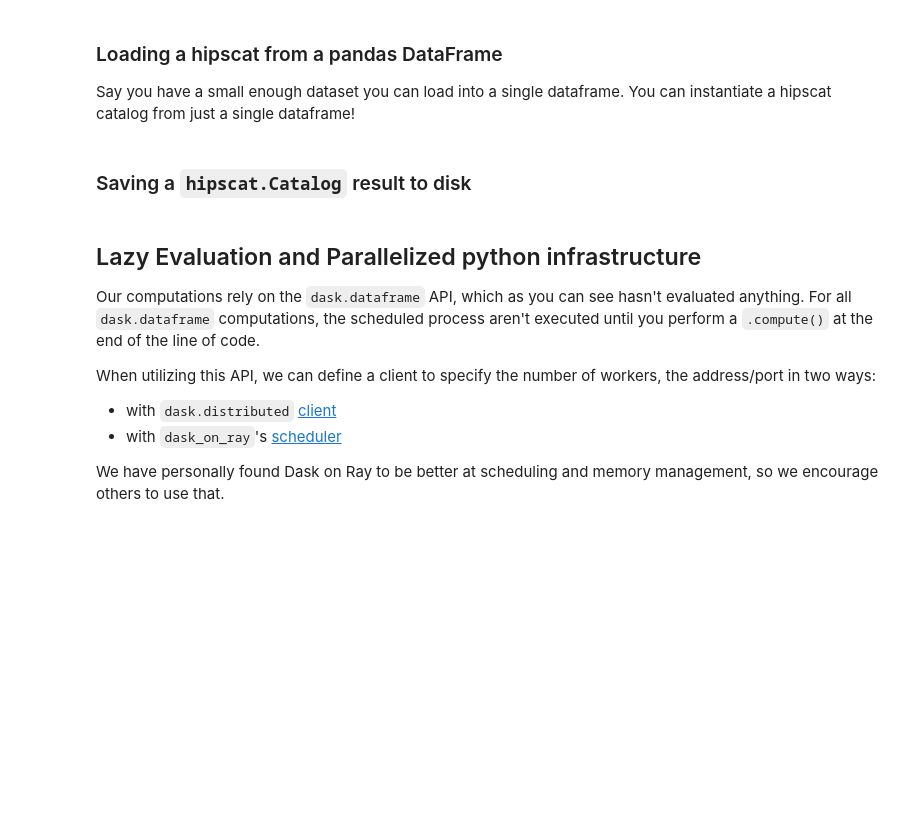
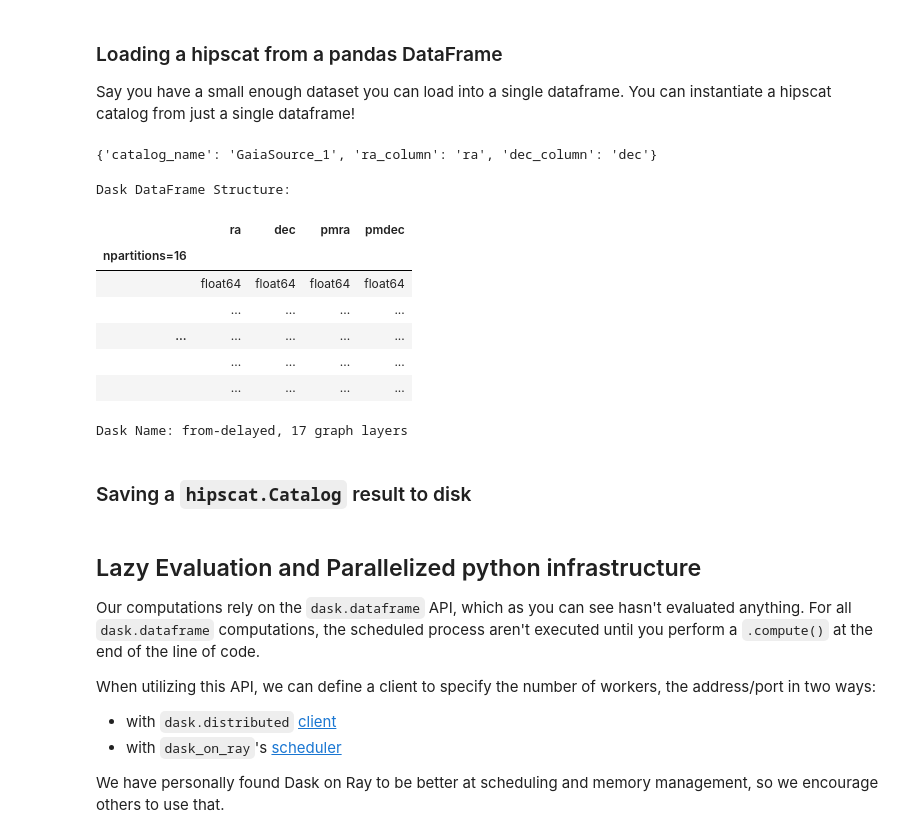
Before and after one commit to swyatt7/ADASS_LSDB_tutorial, a Jupyter notebook: nb/section2.ipynb, the cells around one changed output. Cells and saved outputs as stored; diff of their text form; code cells hidden in the pictures; blank space fills up the shorter version.

```diff
--- a/nb/section2.ipynb
+++ b/nb/section2.ipynb
@@ -36,11 +64,22 @@ Say you have a small enough dataset you can load into a single dataframe. You ca
 # %%
 import pandas as pd
 
-path_to_parquet = f"{Path.home()}/shared/lincc-frameworks/data/ADASS_Tutorial/GaiaSource_000000-003111.parquet"
+path_to_parquet = f"{Path.home()}/shared/lincc-frameworks/data/ADASS_Tutorial/gaia_exA/cache/GaiaSource_000000-003111.parquet"
 df = pd.read_parquet(path_to_parquet, columns=['ra', 'dec', 'pmra', 'pmdec'])
 
-df_hipscat = lsdb.from_dataframe(df, catalog_name="GaiaSource_1", ra_column="ra", dec_column="dec")
+df_hipscat = lsdb.from_dataframe(df, catalog_name="GaiaSource_1", ra_column="ra", dec_column="dec", set_hipscat_index=False)
 df_hipscat
+# %% [output]
+{'catalog_name': 'GaiaSource_1', 'ra_column': 'ra', 'dec_column': 'dec'}
+Dask DataFrame Structure:
+|  | ra | dec | pmra | pmdec |
+| npartitions=16 |  |  |  |  |
+|  | float64 | float64 | float64 | float64 |
+|  | ... | ... | ... | ... |
+| ... | ... | ... | ... | ... |
+|  | ... | ... | ... | ... |
+|  | ... | ... | ... | ... |
+Dask Name: from-delayed, 17 graph layers
 # %% [markdown]
 ### Saving a `hipscat.Catalog` result to disk
 # %%
```
Also changed, not shown: parts of 10 cells of this notebook, 1 other file.
